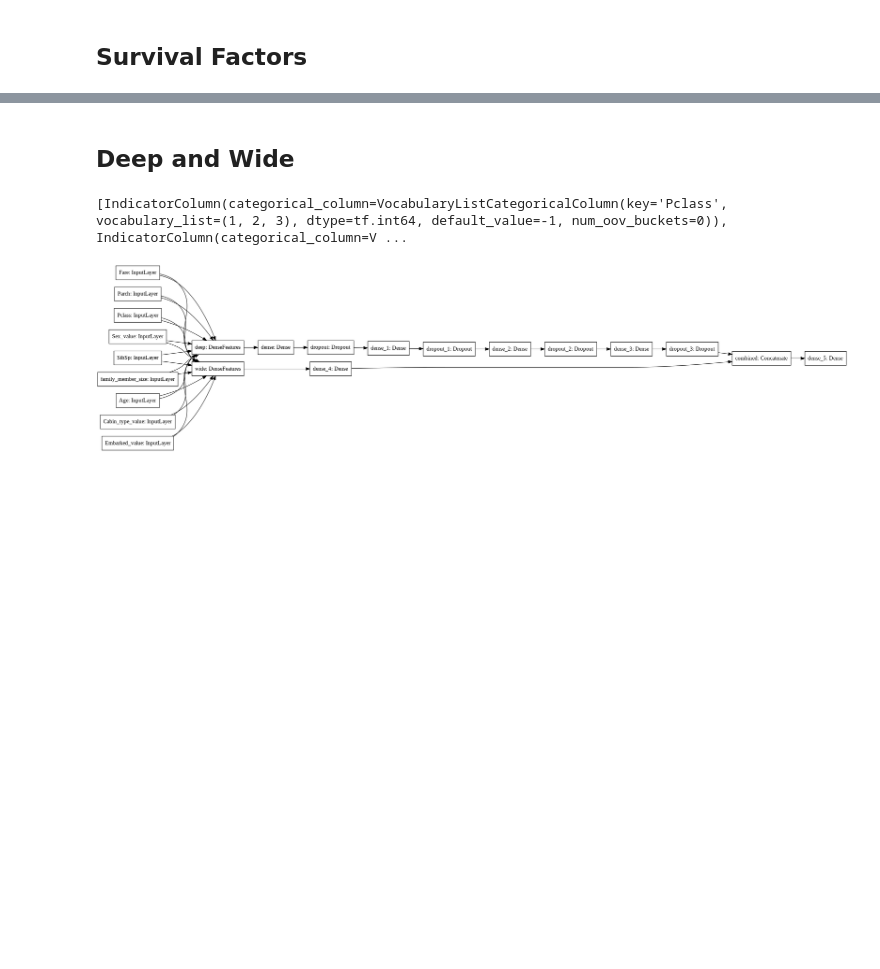
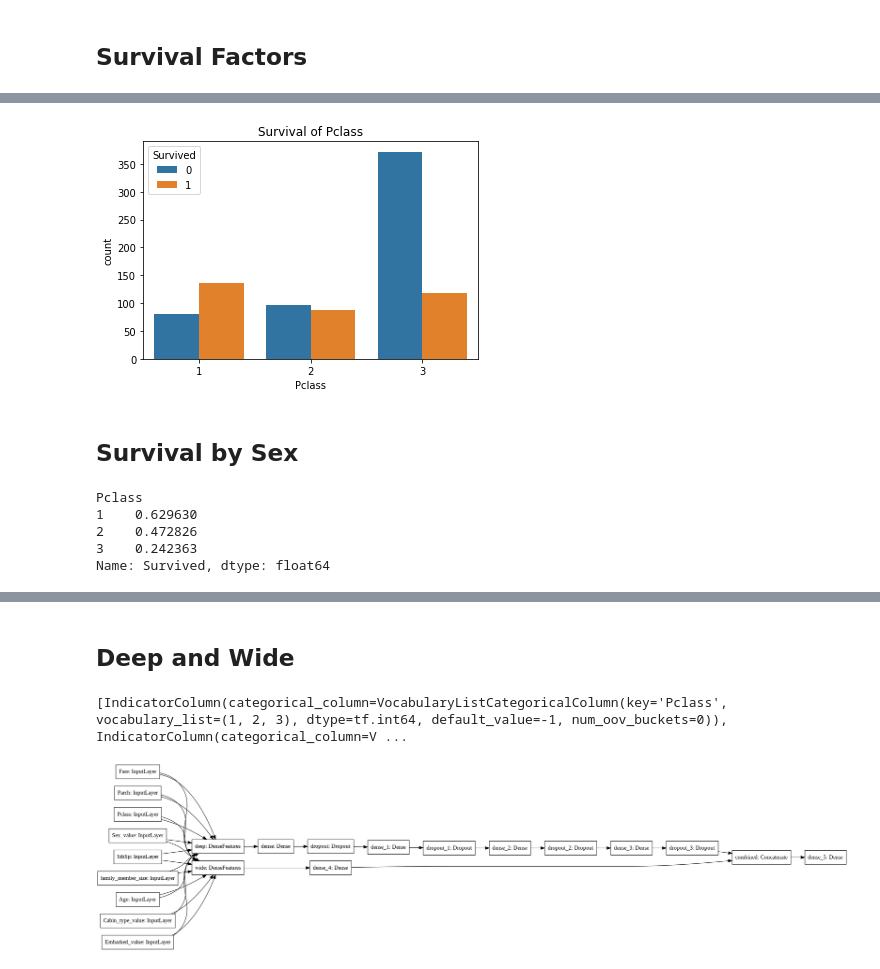
Before and after one commit to Codeblockz/Data-Science-Self-Projects, a Jupyter notebook: Kaggle_Titanic_challege/Titanic_Challenge.ipynb, the cells around one changed output, grey strips where cells are left out. Drawn from its saved outputs; the diff is of its cells as text; code cells hidden in the pictures; blank space fills up the shorter version.

```diff
--- a/Kaggle_Titanic_challege/Titanic_Challenge.ipynb
+++ b/Kaggle_Titanic_challege/Titanic_Challenge.ipynb
@@ -346,0 +401,16 @@ test_DNN = test[['Pclass', 'Age', 'Parch', 'Fare', 'Sex_value', 'Cabin_type_valu
+# %%
+sns.countplot(x="Pclass",hue="Survived", data=train)
+plt.title("Survival of Pclass")
+plt.show()
+# %% [output]
+[figure, added]
+# %% [markdown]
+## Survival by Sex
+# %%
+train.groupby("Pclass")["Survived"].mean()
+# %% [output]
+Pclass
+1    0.629630
+2    0.472826
+3    0.242363
+Name: Survived, dtype: float64
```
Also changed, not shown: parts of 35 cells of this notebook.
